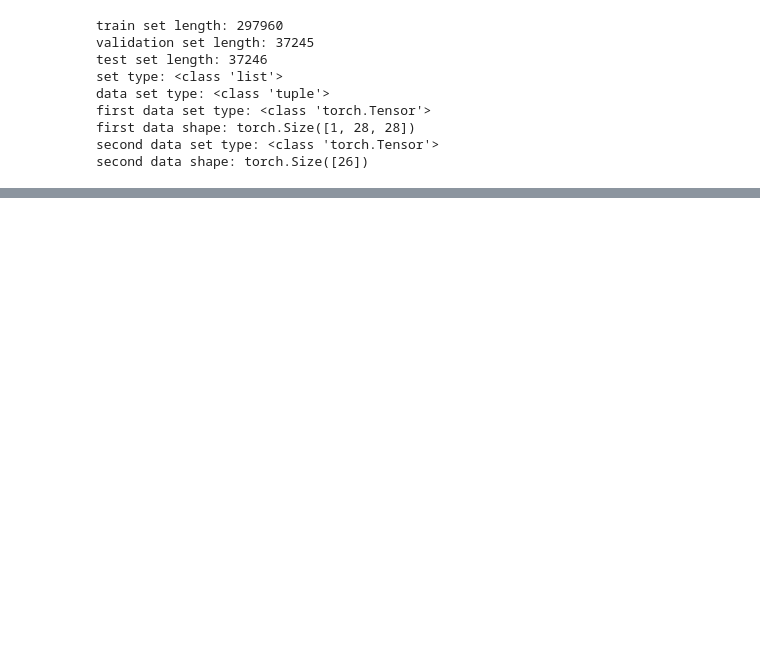
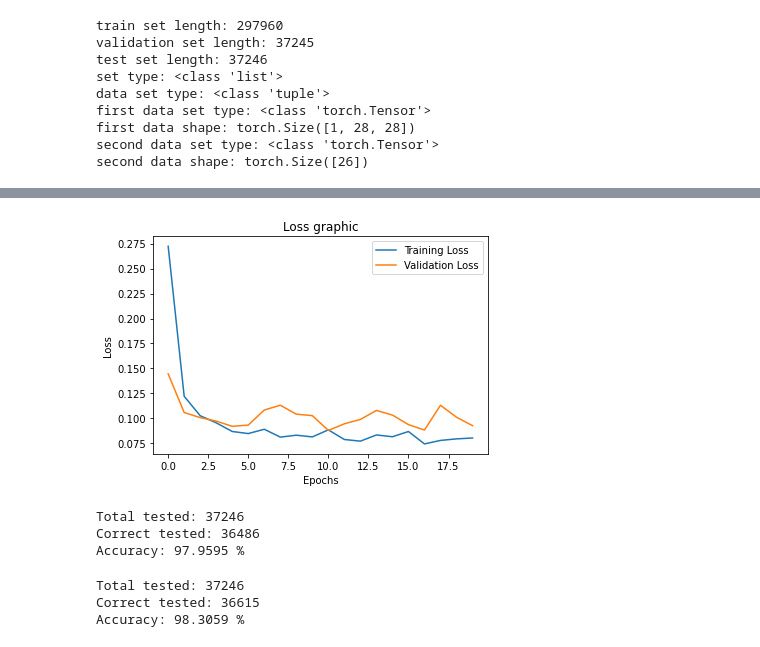
Before and after one commit to jneirar/ai_project5, a Jupyter notebook: Training.ipynb, the cells around one changed output, grey strips where cells are left out. Drawn from its saved outputs; the diff is of its cells as text; code cells hidden in the pictures; blank space fills up the shorter version.

```diff
--- a/Training.ipynb
+++ b/Training.ipynb
@@ -186,16 +130,16 @@ def train(model, train_loader, Epochs, loss_fn):
             label_batch = label_batch.to(device)
 
             label_batch_pred = model(image_batch)
-            loss = loss_fn(label_batch, label_batch_pred)
+            loss = loss_fn(label_batch_pred, label_batch)
 
             _, test = torch.max(label_batch.data, 1)
             _, predicted = torch.max(label_batch_pred.data, 1)
             total += label_batch.size(0)
             correct += (predicted == test).sum().item()
 
-            optimizer.zero_grad()
             loss.backward()
             optimizer.step()
+            optimizer.zero_grad()
 
             train_loss_avg[-1] += loss.item()
             num_batches += 1
@@ -211,12 +155,12 @@ def train(model, train_loader, Epochs, loss_fn):
         model.eval()
 
         with torch.no_grad():
-            for image_batch, label_batch in test_loader:
+            for image_batch, label_batch in validation_loader:
                 image_batch = image_batch.to(device)
                 label_batch = label_batch.to(device)
 
                 label_batch_pred = model(image_batch)
-                loss = loss_fn(label_batch, label_batch_pred)
+                loss = loss_fn(label_batch_pred, label_batch)
 
                 _, test = torch.max(label_batch.data, 1)
                 _, predicted = torch.max(label_batch_pred.data, 1)
@@ -282,0 +306,7 @@ Accuracy: 83 %
+# %%
+model = AlexNet()
+model.to(device)
+loss = nn.CrossEntropyLoss()
+optimizer = torch.optim.Adam(params=model.parameters(), lr=0.001, weight_decay=1e-5)
+
+training_loss, validation_loss = train(model,train_loader,20,loss)
@@ -282,0 +334,36 @@ Accuracy: 83 %
+# %%
+fig = plt.figure()
+plt.plot(training_loss, label = 'Training Loss')
+plt.plot(validation_loss, label = 'Validation Loss')
+plt.title("Loss graphic")
+plt.xlabel('Epochs')
+plt.ylabel('Loss')
+plt.legend()
+plt.show()
+# %% [output]
+[figure, added]
+# %%
+model.eval()
+
+correct = 0
+total = 0
+with torch.no_grad():
+    for image_batch, label_batch in test_loader:
+        image_batch = image_batch.to(device)
+
+        label_batch_pred = model(image_batch)
+
+        image_batch = image_batch.to('cpu')
+        label_batch_pred = label_batch_pred.to('cpu')
+
+        _, test = torch.max(label_batch.data, 1)
+        _, predicted = torch.max(label_batch_pred.data, 1)
+        total += label_batch.size(0)
+        correct += (predicted == test).sum().item()
+print(f'Total tested: {total}')
+print(f'Correct tested: {correct}')
+print(f'Accuracy: {(100.0 * correct / total):.4f} %')
+# %% [output]
+Total tested: 37246
+Correct tested: 36486
+Accuracy: 97.9595 %
@@ -282,0 +372,28 @@ Accuracy: 83 %
+# %%
+model = torch.load(PATH + '/Lenet5.pt')
+model = model.to(device)
+
+model.eval()
+
+correct = 0
+total = 0
+with torch.no_grad():
+    for image_batch, label_batch in test_loader:
+        image_batch = image_batch.to(device)
+
+        label_batch_pred = model(image_batch)
+
+        image_batch = image_batch.to('cpu')
+        label_batch_pred = label_batch_pred.to('cpu')
+
+        _, test = torch.max(label_batch.data, 1)
+        _, predicted = torch.max(label_batch_pred.data, 1)
+        total += label_batch.size(0)
+        correct += (predicted == test).sum().item()
+print(f'Total tested: {total}')
+print(f'Correct tested: {correct}')
+print(f'Accuracy: {(100.0 * correct / total):.4f} %')
+# %% [output]
+Total tested: 37246
+Correct tested: 36615
+Accuracy: 98.3059 %
```
Also changed, not shown: parts of 14 cells of this notebook, 2 other files.
